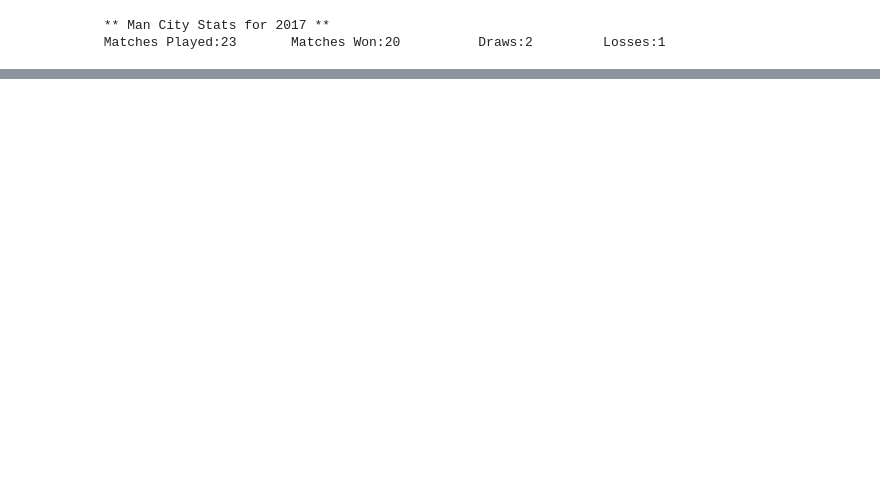
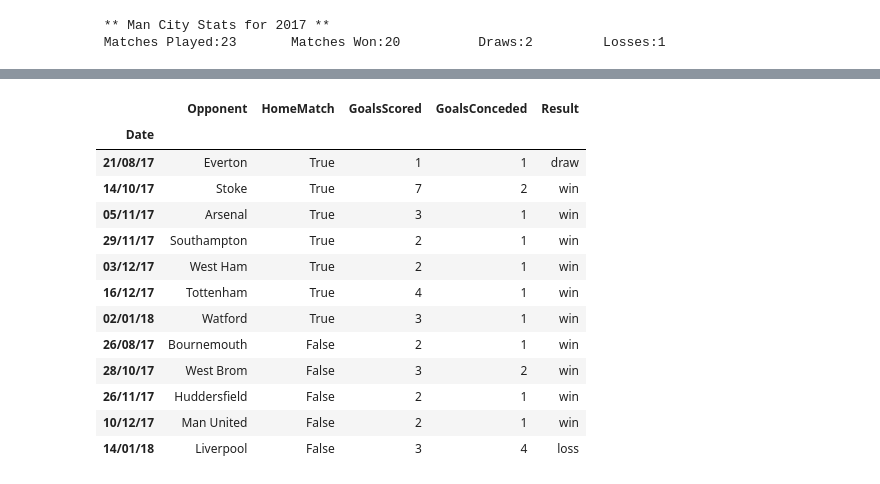
Before and after one commit to bbcCorp/dataScienceWorkbook, a Jupyter notebook: 3-Data Manipulation with Pandas.ipynb, the cells around one changed output, grey strips where cells are left out. Cells and saved outputs as stored; diff of their text form; code cells hidden in the pictures; blank space fills up the shorter version.

```diff
--- a/3-Data Manipulation with Pandas.ipynb
+++ b/3-Data Manipulation with Pandas.ipynb
@@ -89,32 +89,31 @@ df2.head()
 # %%
-# Home game dataset
-mancity_home = df2.loc[df2['HomeTeam'] == 'Man City']
+# ------------------- Home game dataset ---------------------
+mancity_home = df2.loc[df2['HomeTeam'] == 'Man City'].reset_index()
 
-mancity_home.loc[: , 'Opponent']  = mancity_home['AwayTeam']
-mancity_home.loc[: , 'HomeMatch'] = True
-mancity_home.loc[: , 'GoalsScored']   = mancity_home['HomeTeamGoals']
-mancity_home.loc[: , 'GoalsConceded'] = mancity_home['AwayTeamGoals']
-
-mancity_home.loc[: , 'Result'] = np.where(mancity_home['Winner'] == 'D', 'draw',
+mancity_home['Opponent']  = mancity_home['AwayTeam']
+mancity_home['HomeMatch'] = True
+mancity_home['GoalsScored']   = mancity_home['HomeTeamGoals']
+mancity_home['GoalsConceded'] = mancity_home['AwayTeamGoals']
+mancity_home['Result'] = np.where(mancity_home['Winner'] == 'D', 'draw',
                                   np.where(mancity_home['Winner'] == 'H', 'win', 'loss'))
 
-mancity_home = mancity_home.drop(['HomeTeam', 'AwayTeam', 'HomeTeamGoals', 'AwayTeamGoals','Winner'], axis=1)
-mancity_home = mancity_home.set_index('Date')
+mancity_home.drop(['index','HomeTeam', 'AwayTeam', 'HomeTeamGoals', 'AwayTeamGoals','Winner'], axis=1, inplace=True)
+mancity_home.set_index('Date', inplace=True)
 
 
-# Away Game dataset
-mancity_away = df2.loc[df2['AwayTeam'] == 'Man City']
+# ------------- Away Game dataset --------------------------
+mancity_away = df2.loc[df2['AwayTeam'] == 'Man City'].reset_index()
 
-mancity_away.loc[: , 'Opponent'] = mancity_away['HomeTeam']
-mancity_away.loc[: , 'HomeMatch'] = False
-mancity_away.loc[: , 'GoalsScored'] = mancity_away['AwayTeamGoals']
-mancity_away.loc[: , 'GoalsConceded'] = mancity_away['HomeTeamGoals']
+mancity_away['Opponent'] = mancity_away['HomeTeam']
+mancity_away['HomeMatch'] = False
+mancity_away['GoalsScored'] = mancity_away['AwayTeamGoals']
+mancity_away['GoalsConceded'] = mancity_away['HomeTeamGoals']
 
-mancity_away.loc[: , 'Result'] = np.where(mancity_away['Winner'] == 'D', 'draw',
+mancity_away['Result'] = np.where(mancity_away['Winner'] == 'D', 'draw',
                                   np.where(mancity_away['Winner'] == 'A', 'win', 'loss'))
 
-mancity_away = mancity_away.drop(['HomeTeam', 'AwayTeam', 'HomeTeamGoals', 'AwayTeamGoals','Winner'], axis=1)
-mancity_away = mancity_away.set_index('Date')
+mancity_away.drop(['index', 'HomeTeam', 'AwayTeam', 'HomeTeamGoals', 'AwayTeamGoals','Winner'], axis=1, inplace=True)
+mancity_away.set_index('Date', inplace=True)
 
 
 mancity = pd.concat([mancity_home, mancity_away])
@@ -142,0 +207,19 @@ print(" ** Man City Stats for 2017 ** \n Matches Played:{0} \t Matches Won:{1} \
+# %%
+# Now let's use filters to retrieve all mancity matches where both teams scored
+goals_flt = (mancity['GoalsScored'] > 0 ) & (mancity['GoalsConceded'] > 0)
+mancity[goals_flt]
+# %% [output]
+|  | Opponent | HomeMatch | GoalsScored | GoalsConceded | Result |
+| Date |  |  |  |  |  |
+| 21/08/17 | Everton | True | 1 | 1 | draw |
+| 14/10/17 | Stoke | True | 7 | 2 | win |
+| 05/11/17 | Arsenal | True | 3 | 1 | win |
+| 29/11/17 | Southampton | True | 2 | 1 | win |
+| 03/12/17 | West Ham | True | 2 | 1 | win |
+| 16/12/17 | Tottenham | True | 4 | 1 | win |
+| 02/01/18 | Watford | True | 3 | 1 | win |
+| 26/08/17 | Bournemouth | False | 2 | 1 | win |
+| 28/10/17 | West Brom | False | 3 | 2 | win |
+| 26/11/17 | Huddersfield | False | 2 | 1 | win |
+| 10/12/17 | Man United | False | 2 | 1 | win |
+| 14/01/18 | Liverpool | False | 3 | 4 | loss |
```
Also changed, not shown: parts of 12 cells of this notebook.
